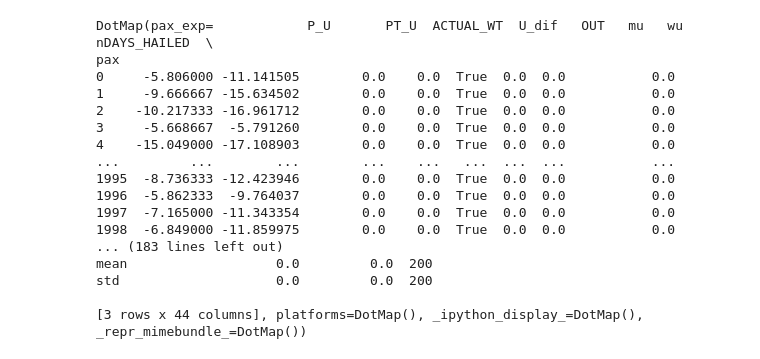
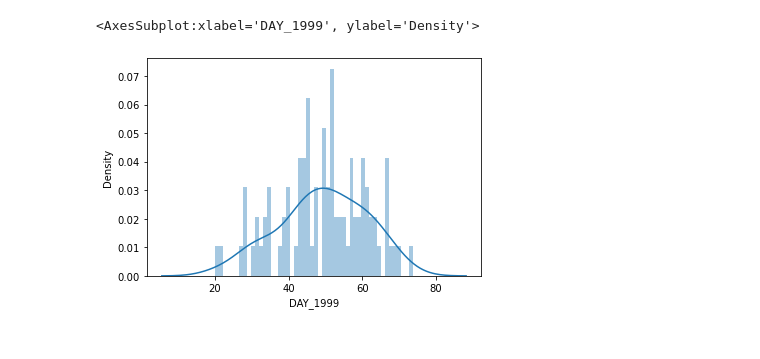
Before and after one commit to Farnoud-G/MaaSSim, a Jupyter notebook: docs/P3_Competition/Amsterdam-Try&Select.ipynb, the cells around one changed output. Drawn from its saved outputs; the diff is of its cells as text; code cells hidden in the pictures.

```diff
--- a/docs/P3_Competition/Amsterdam-Try&Select.ipynb
+++ b/docs/P3_Competition/Amsterdam-Try&Select.ipynb
@@ -81,11 +81,11 @@ params.min_fare, params.max_fare  = 0.0, 3.0
 params.initial_fares = (1.0,1.0)
 
 params.min_wage = 12# weak:9.6, moderate:12, strong:14.4
-params.d2d.heterogeneous = True
+params.d2d.heterogeneous = False
 params.min_wage_sub = False
 params.lock_out = False
 
-params.nD =1000
+params.nD =2000
 params.turnover_interval =50 #---------------------------------
 params.nP = 2000
 params.nV = 200
@@ -118,6 +115,8 @@ params.nD = len(sim.res)
 
 df_s = pd.DataFrame()
 df_d = pd.DataFrame()
+dist_s = pd.DataFrame()
+dist_d = pd.DataFrame()
 
 for d in range(0,params.nD):
 
@@ -178,26 +177,25 @@ for d in range(0,params.nD):
     for col in lsn:
         df_s.at[d, col] = veh_exp[veh_exp.OUT==False][col].mean()
 
-run_id = '{}_1_1'.format('capital_with_low_sub_lockout')
-df_d.to_csv('csv/1.1/demand_{}.csv'.format(run_id))
-df_s.to_csv('csv/1.1/supply_{}.csv'.format(run_id))
+    #---------------------------------------------------------------------
+    dist_d['DAY_{}'.format(d)] = pax_exp.ACTUAL_WT
+    dist_s['DAY_{}'.format(d)] = veh_exp.ACTUAL_INC
+
+run_id = 'NO_REG'
+df_d.to_csv('csv/1.3/demand_{}.csv'.format(run_id))
+df_s.to_csv('csv/1.3/supply_{}.csv'.format(run_id))
+dist_d.to_csv('csv/1.3/dist_demand_{}.csv'.format(run_id))
+dist_s.to_csv('csv/1.3/dist_supply_{}.csv'.format(run_id))
-# %%
-sim.res[0]
-# %% [output]
-DotMap(pax_exp=            P_U       PT_U  ACTUAL_WT  U_dif   OUT   mu   wu  nDAYS_HAILED  \
-pax
-0     -5.806000 -11.141505        0.0    0.0  True  0.0  0.0           0.0
-1     -9.666667 -15.634502        0.0    0.0  True  0.0  0.0           0.0
-2    -10.217333 -16.961712        0.0    0.0  True  0.0  0.0           0.0
-3     -5.668667  -5.791260        0.0    0.0  True  0.0  0.0           0.0
-4    -15.049000 -17.108903        0.0    0.0  True  0.0  0.0           0.0
-...         ...        ...        ...    ...   ...  ...  ...           ...
-1995  -8.736333 -12.423946        0.0    0.0  True  0.0  0.0           0.0
-1996  -5.862333  -9.764037        0.0    0.0  True  0.0  0.0           0.0
-1997  -7.165000 -11.343354        0.0    0.0  True  0.0  0.0           0.0
-1998  -6.849000 -11.859975        0.0    0.0  True  0.0  0.0           0.0
-... (183 lines left out)
-mean                   0.0         0.0  200
-std                    0.0         0.0  200
-
-[3 rows x 44 columns], platforms=DotMap(), _ipython_display_=DotMap(), _repr_mimebundle_=DotMap())
+# %%
+dist_d = pd.DataFrame()
+for d in range(1995,params.nD):
+    dist_d['DAY_{}'.format(d)] = sim.res[d].pax_exp.ACTUAL_WT
+# %%
+dist_s = pd.DataFrame()
+for d in range(1995,params.nD):
+    dist_s['DAY_{}'.format(d)] = sim.res[d].veh_exp.ACTUAL_INC
+# %%
+sns.distplot(dist_s[dist_s.DAY_1999 != 0]["DAY_1999"], bins=50)
+# %% [output]
+<AxesSubplot:xlabel='DAY_1999', ylabel='Density'>
+[figure, added]
```
Also changed, not shown: parts of 17 cells of this notebook, 7 other files.
